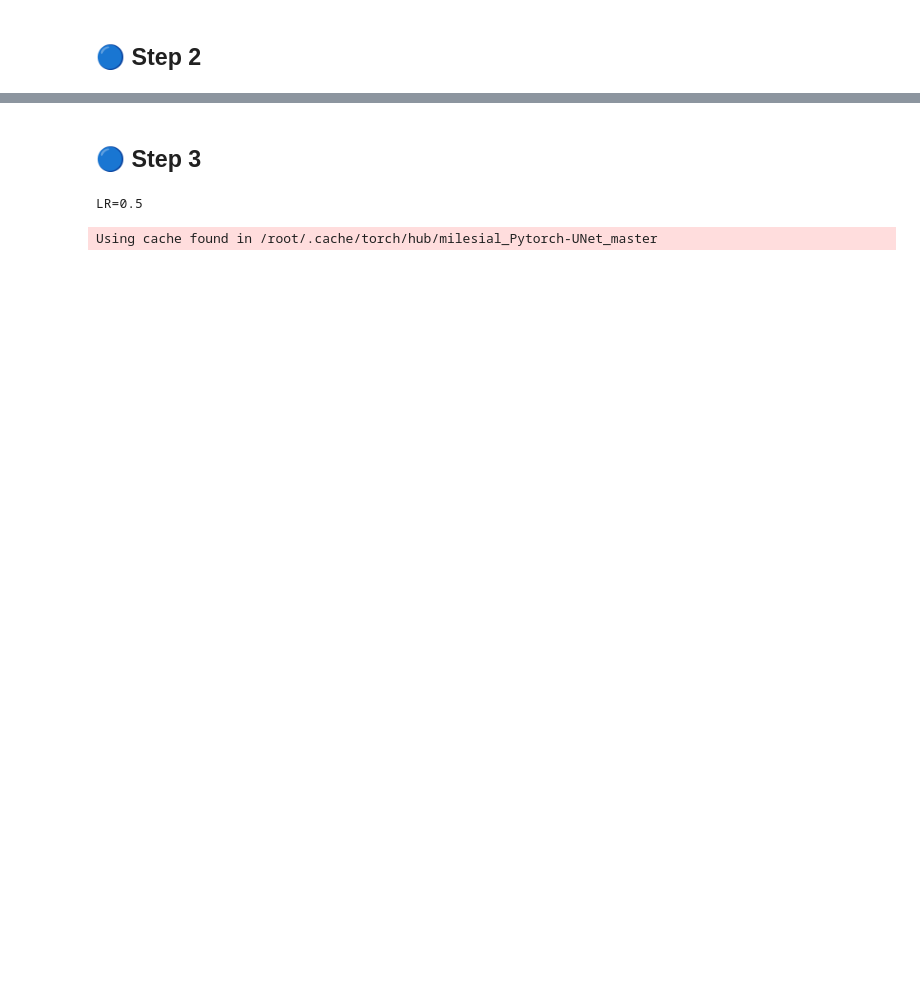
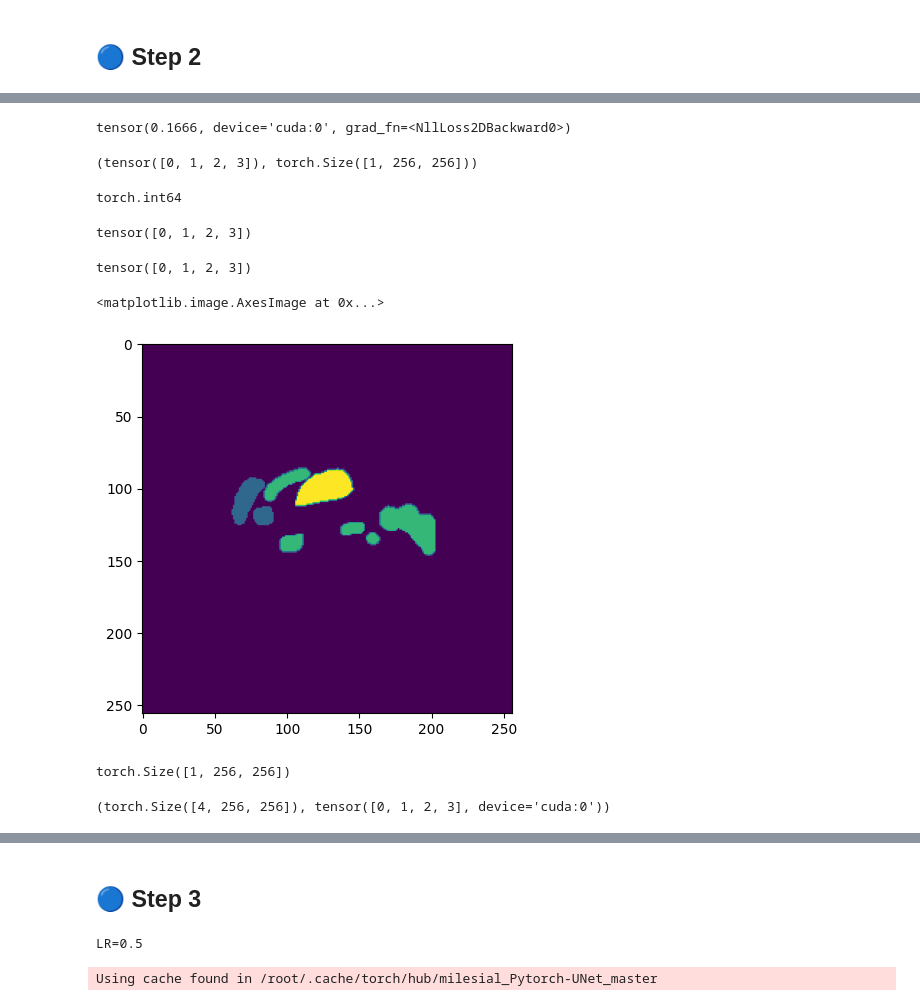
Before and after one commit to ahmadrezabaqerzade/medical-image-segmentation, a Jupyter notebook: MIS.ipynb, the cells around one changed output, grey strips where cells are left out. Cells and saved outputs as stored; diff of their text form; code cells hidden in the pictures; blank space fills up the shorter version.

Commit message:
add step1 and step2 in training process

```diff
--- a/MIS.ipynb
+++ b/MIS.ipynb
@@ -513,7 +520,7 @@ class UWMadison(Dataset):
 
     return self.data.shape[0]
 # %%
-train_dataset = UWMadison('train_case.csv', None)
+train_dataset = UWMadison('train_case.csv', train_image_transform)
 valid_dataset = UWMadison('valid_case.csv', None)
 test_dataset  = UWMadison('test_case.csv', None)
 # %%
@@ -745,4 +767,4 @@ metric    = tm.Dice().to(device)
 # %%
-sub_set, _ = random_split(train_dataset, (400, len(train_dataset) - 400))
+sub_set, _ = random_split(train_dataset, (100, len(train_dataset) - 100))
 len(sub_set)
 # %% [output]
@@ -750,3 +772,3 @@ len(sub_set)
 # %%
-sub_loader = DataLoader(sub_set, batch_size = 1, shuffle = True)
+sub_loader = DataLoader(sub_set, batch_size = 2, shuffle = True)
 # %%
@@ -755,0 +778,2 @@ for epoch in range(num_epochs):
+# %%
+im, msk = next(iter(sub_loader))
@@ -755,0 +786,33 @@ for epoch in range(num_epochs):
+# %%
+loss_func(pred, msk.squeeze(1).to(device))
+# %% [output]
+tensor(0.1666, device='cuda:0', grad_fn=<NllLoss2DBackward0>)
+# %%
+msk[1].unique(), msk[1].shape
+# %% [output]
+(tensor([0, 1, 2, 3]), torch.Size([1, 256, 256]))
+# %%
+msk.dtype
+# %% [output]
+torch.int64
+# %%
+torch.LongTensor(msk[1]).unique()
+# %% [output]
+tensor([0, 1, 2, 3])
+# %%
+torch.tensor(msk[1].squeeze(0), dtype = torch.long).unique()
+# %% [output]
+tensor([0, 1, 2, 3])
+# %%
+plt.imshow(np.array(msk[1].squeeze(0)))
+# %% [output]
+<matplotlib.image.AxesImage at 0x...>
+[figure, added]
+# %%
+mask[0].shape
+# %% [output]
+torch.Size([1, 256, 256])
+# %%
+pred[0].shape, pred[0].squeeze().argmax(dim = 0).unique()
+# %% [output]
+(torch.Size([4, 256, 256]), tensor([0, 1, 2, 3], device='cuda:0'))
```
Also changed, not shown: parts of 29 cells of this notebook.
